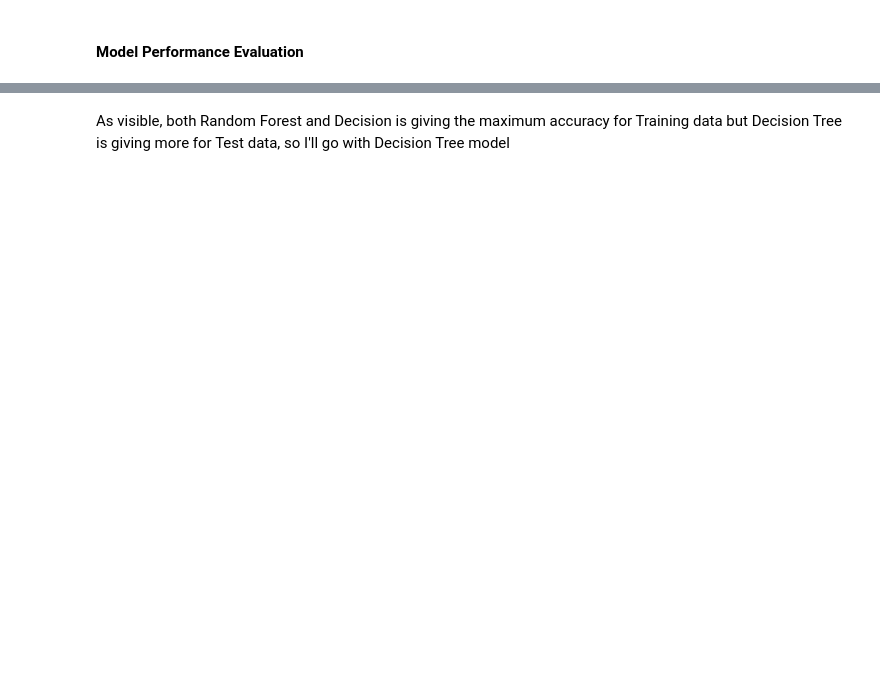
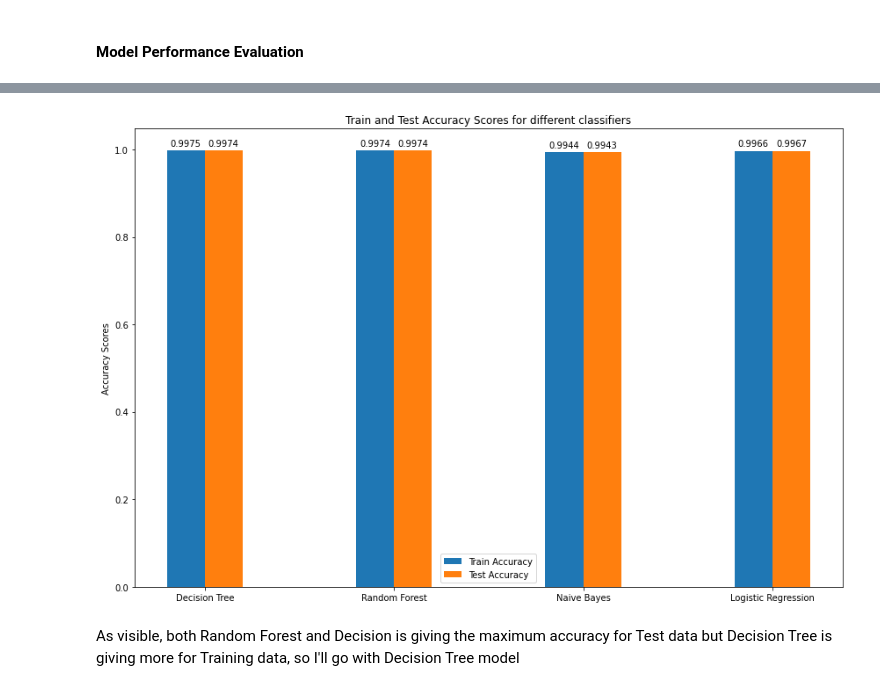
Before and after one commit to saumils03/Detecting-Phishing-Websites-using-Machine-Learning, a Jupyter notebook: Colab Notebooks/Training_Models.ipynb, the cells around one changed output, grey strips where cells are left out. Cells and saved outputs as stored; diff of their text form; code cells hidden in the pictures; blank space fills up the shorter version.

Commit message:
Added a few comments and plotted a graph

```diff
--- a/Colab Notebooks/Training_Models.ipynb
+++ b/Colab Notebooks/Training_Models.ipynb
@@ -501,5 +517,35 @@ results.sort_values(by=['Test Accuracy', 'Train Accuracy'], ascending=False)
+# %%
+import matplotlib.pyplot as plt
+import numpy as np
+
+
+labels = ['Decision Tree', 'Random Forest', 'Naive Bayes', 'Logistic Regression']
+train_accuracy = results['Train Accuracy']
+test_accuracy = results['Test Accuracy']
+
+x = np.arange(len(labels))  # the label locations
+width = 0.2  # the width of the bars
+
+fig, ax = plt.subplots()
+rects1 = ax.bar(x - width/2, train_accuracy, width, label='Train Accuracy')
+rects2 = ax.bar(x + width/2, test_accuracy, width, label='Test Accuracy')
+
+# Add some text for labels, title and custom x-axis tick labels, etc.
+ax.set_ylabel('Accuracy Scores')
+ax.set_title('Train and Test Accuracy Scores for different classifiers')
+ax.set_xticks(x, labels)
+ax.legend()
+
+ax.bar_label(rects1, padding=3)
+ax.bar_label(rects2, padding=3)
+
+fig.tight_layout()
+
+plt.show()
+# %% [output]
+[figure, added]
 # %% [markdown]
-As visible, both Random Forest and Decision  is giving the maximum accuracy for Training data but Decision Tree is giving more for Test data, so I'll go with Decision Tree model
+As visible, both Random Forest and Decision  is giving the maximum accuracy for Test data but Decision Tree is giving more for Training data, so I'll go with Decision Tree model
 # %%
 model = DecisionTreeClassifier(max_depth=7)
 model.fit(x_train,y_train)
```
Also changed, not shown: parts of 17 cells of this notebook.
